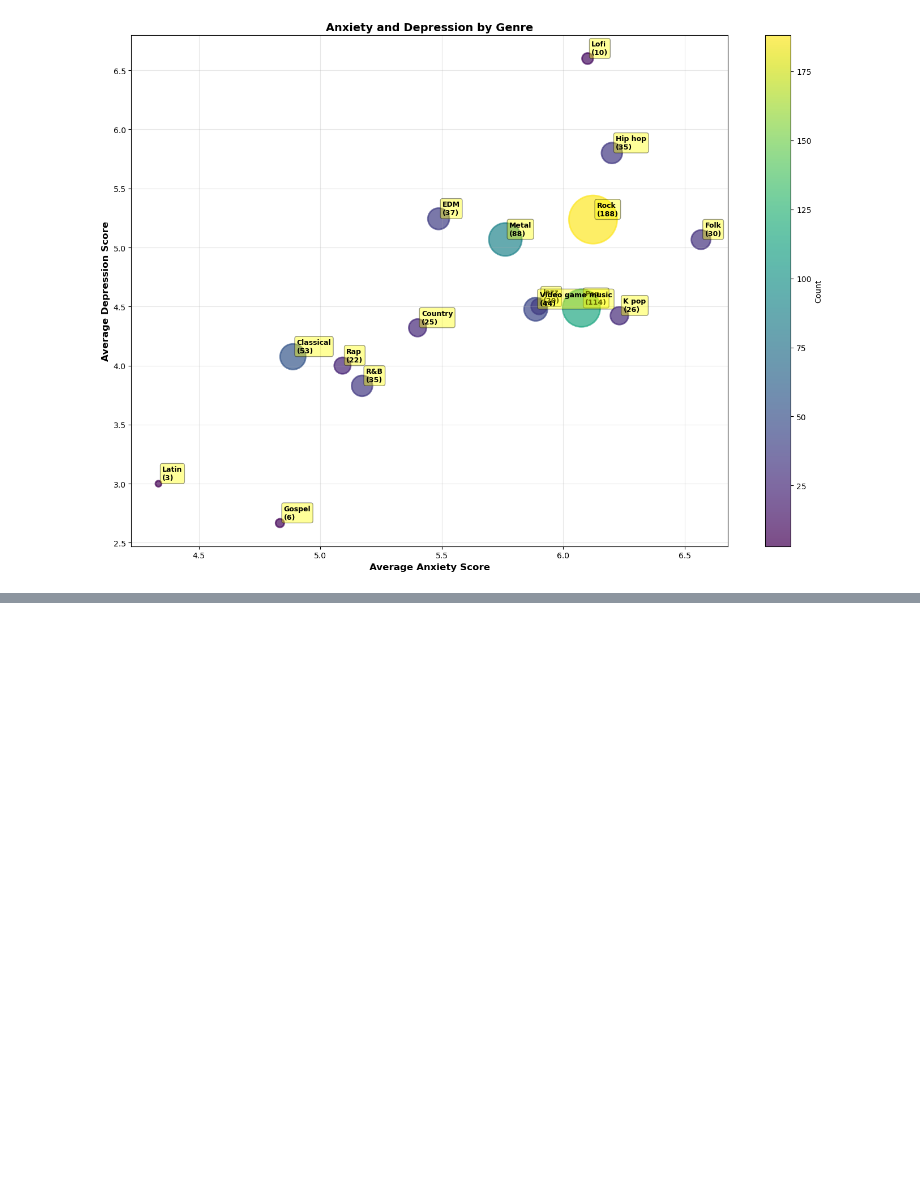
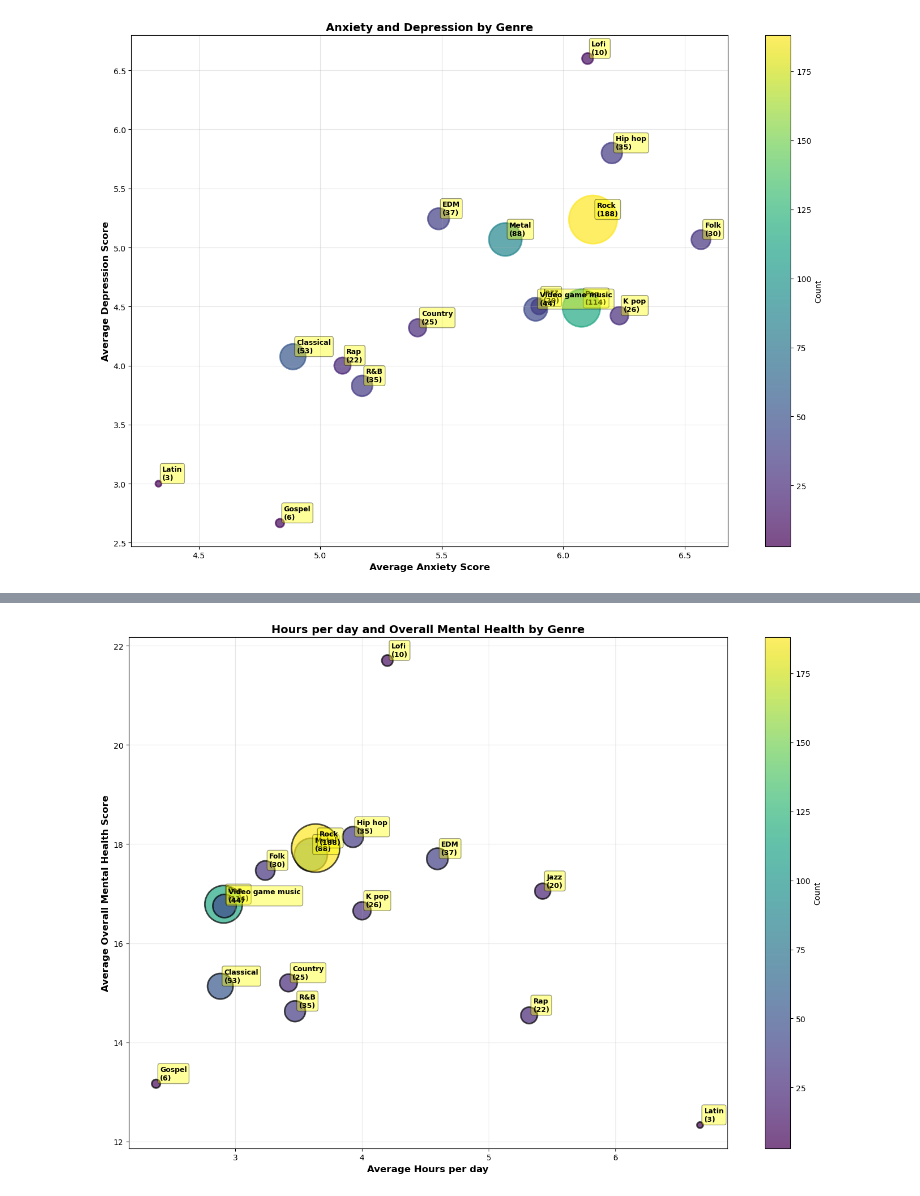
Before and after one commit to gabelsnider/Music-and-Mental-Health-DA, a Jupyter notebook: project/preliminary-notebooks/MxMH3.ipynb, the cells around one changed output, grey strips where cells are left out. Cells and saved outputs as stored; diff of their text form; code cells hidden in the pictures; blank space fills up the shorter version.

```diff
--- a/project/preliminary-notebooks/MxMH3.ipynb
+++ b/project/preliminary-notebooks/MxMH3.ipynb
@@ -445,0 +476,30 @@ plt.show()
+# %%
+fig, ax = plt.subplots(figsize=(14, 10))
+
+genre_stats = df.groupby('Fav genre').agg({
+    'Hours per day': 'mean',
+    'Overall MH': 'mean',
+    'Fav genre': 'count'
+}).rename(columns={'Fav genre': 'count'}).reset_index()
+
+scatter = ax.scatter(genre_stats['Hours per day'], genre_stats['Overall MH'],
+                    s=genre_stats['count']*20, c=genre_stats['count'],
+                    cmap='viridis', alpha=0.7, edgecolors='black', linewidth=2)
+
+for i, row in genre_stats.iterrows():
+    ax.annotate(f"{row['Fav genre']}\n({int(row['count'])})",
+               xy=(row['Hours per day'], row['Overall MH']),
+               xytext=(5, 5), textcoords='offset points',
+               fontsize=9, weight='bold',
+               bbox=dict(boxstyle='round,pad=0.3', facecolor='yellow', alpha=0.4))
+
+ax.set_xlabel('Average Hours per day', fontsize=12, weight='bold')
+ax.set_ylabel('Average Overall Mental Health Score', fontsize=12, weight='bold')
+ax.set_title('Hours per day and Overall Mental Health by Genre',
+            fontsize=14, weight='bold')
+ax.grid(alpha=0.3)
+plt.colorbar(scatter, label='Count')
+plt.tight_layout()
+plt.show()
+# %% [output]
+[figure, added]
```
Also changed, not shown: parts of 1 cell of this notebook.
